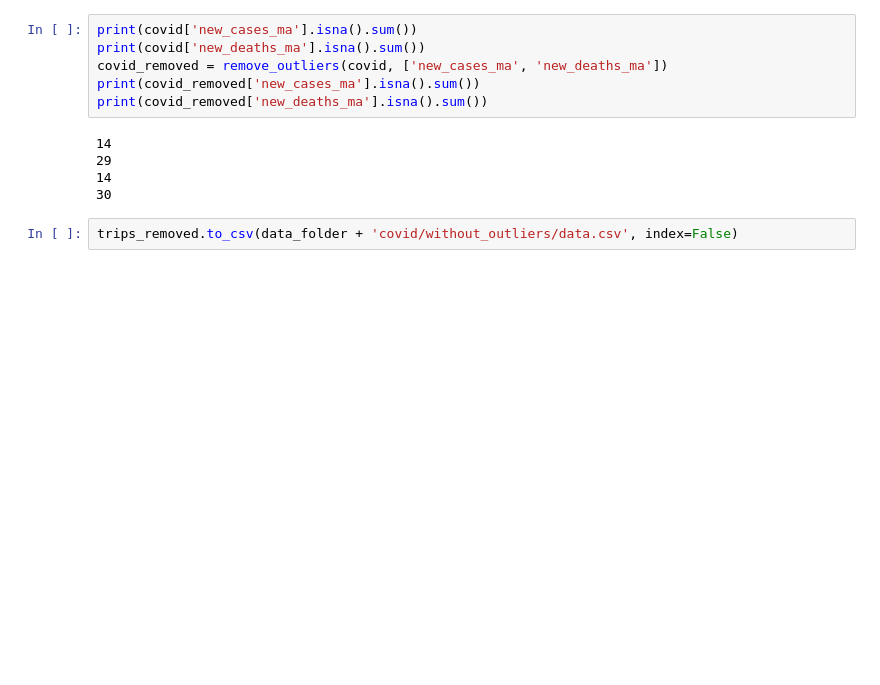
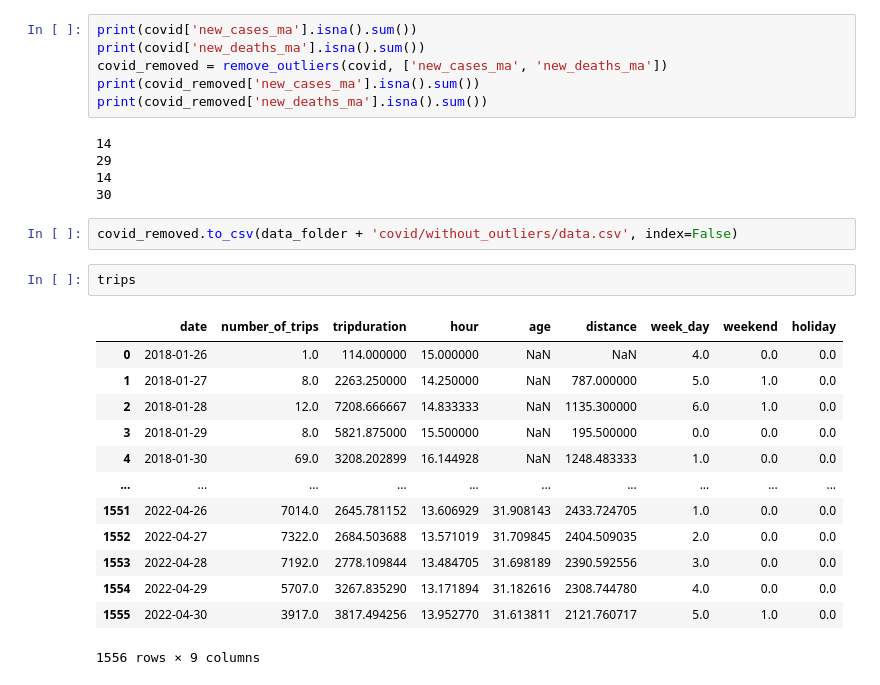
Before and after one commit to anayflima/bss-analysis, a Jupyter notebook: data_preprocessing/remove_outliers.ipynb, the cells around one changed output. Drawn from its saved outputs; the diff is of its cells as text; blank space fills up the shorter version.

```diff
--- a/data_preprocessing/remove_outliers.ipynb
+++ b/data_preprocessing/remove_outliers.ipynb
@@ -121,4 +121,20 @@ print(covid_removed['new_deaths_ma'].isna().sum())
 14
 30
 # %%
-trips_removed.to_csv(data_folder + 'covid/without_outliers/data.csv', index=False)
+covid_removed.to_csv(data_folder + 'covid/without_outliers/data.csv', index=False)
+# %%
+trips
+# %% [output]
+|  | date | number_of_trips | tripduration | hour | age | distance | week_day | weekend | holiday |
+| 0 | 2018-01-26 | 1.0 | 114.000000 | 15.000000 | NaN | NaN | 4.0 | 0.0 | 0.0 |
+| 1 | 2018-01-27 | 8.0 | 2263.250000 | 14.250000 | NaN | 787.000000 | 5.0 | 1.0 | 0.0 |
+| 2 | 2018-01-28 | 12.0 | 7208.666667 | 14.833333 | NaN | 1135.300000 | 6.0 | 1.0 | 0.0 |
+| 3 | 2018-01-29 | 8.0 | 5821.875000 | 15.500000 | NaN | 195.500000 | 0.0 | 0.0 | 0.0 |
+| 4 | 2018-01-30 | 69.0 | 3208.202899 | 16.144928 | NaN | 1248.483333 | 1.0 | 0.0 | 0.0 |
+| ... | ... | ... | ... | ... | ... | ... | ... | ... | ... |
+| 1551 | 2022-04-26 | 7014.0 | 2645.781152 | 13.606929 | 31.908143 | 2433.724705 | 1.0 | 0.0 | 0.0 |
+| 1552 | 2022-04-27 | 7322.0 | 2684.503688 | 13.571019 | 31.709845 | 2404.509035 | 2.0 | 0.0 | 0.0 |
+| 1553 | 2022-04-28 | 7192.0 | 2778.109844 | 13.484705 | 31.698189 | 2390.592556 | 3.0 | 0.0 | 0.0 |
+| 1554 | 2022-04-29 | 5707.0 | 3267.835290 | 13.171894 | 31.182616 | 2308.744780 | 4.0 | 0.0 | 0.0 |
+| 1555 | 2022-04-30 | 3917.0 | 3817.494256 | 13.952770 | 31.613811 | 2121.760717 | 5.0 | 1.0 | 0.0 |
+1556 rows × 9 columns
```
Also changed, not shown: parts of 6 cells of this notebook, 1 other file.
